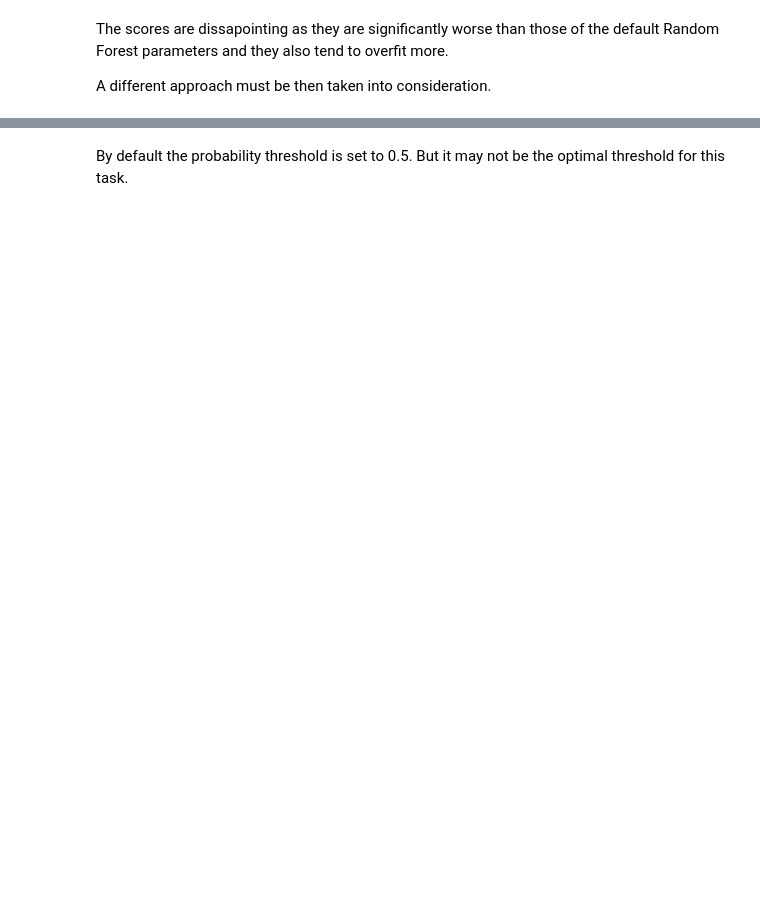
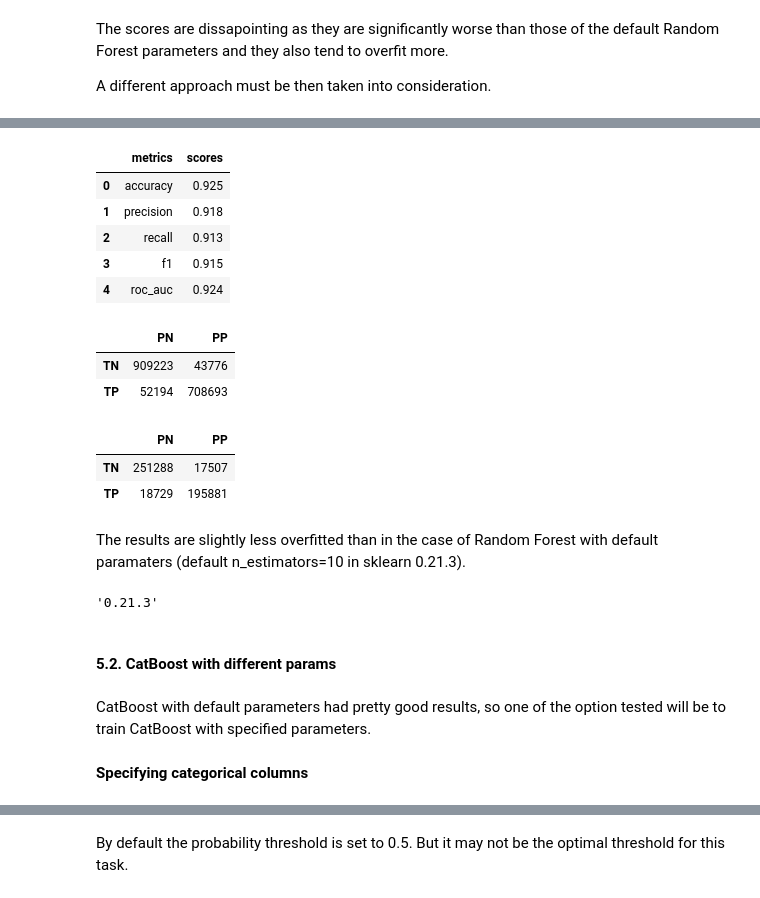
Before and after one commit to joanlenczuk/red_hat_project, a Jupyter notebook: modeling_red_hat.ipynb, the cells around one changed output, grey strips where cells are left out. Drawn from its saved outputs; the diff is of its cells as text; code cells hidden in the pictures; blank space fills up the shorter version.

```diff
--- a/modeling_red_hat.ipynb
+++ b/modeling_red_hat.ipynb
@@ -515,0 +547,33 @@ A different approach must be then taken into consideration.
+# %%
+metrics_test
+# %% [output]
+|  | metrics | scores |
+| 0 | accuracy | 0.925 |
+| 1 | precision | 0.918 |
+| 2 | recall | 0.913 |
+| 3 | f1 | 0.915 |
+| 4 | roc_auc | 0.924 |
+# %%
+cm_train
+# %% [output]
+|  | PN | PP |
+| TN | 909223 | 43776 |
+| TP | 52194 | 708693 |
+# %%
+cm_test
+# %% [output]
+|  | PN | PP |
+| TN | 251288 | 17507 |
+| TP | 18729 | 195881 |
+# %% [markdown]
+The results are slightly less overfitted than in the case of Random Forest with default paramaters (default n_estimators=10 in sklearn 0.21.3).
+# %%
+sklearn.__version__
+# %% [output]
+'0.21.3'
+# %% [markdown]
+#### 5.2. CatBoost with different params
+# %% [markdown]
+CatBoost with default parameters had pretty good results, so one of the option tested will be to train CatBoost with specified parameters.
+# %% [markdown]
+**Specifying categorical columns**
```
Also changed, not shown: parts of 32 cells of this notebook, 1 other file.
